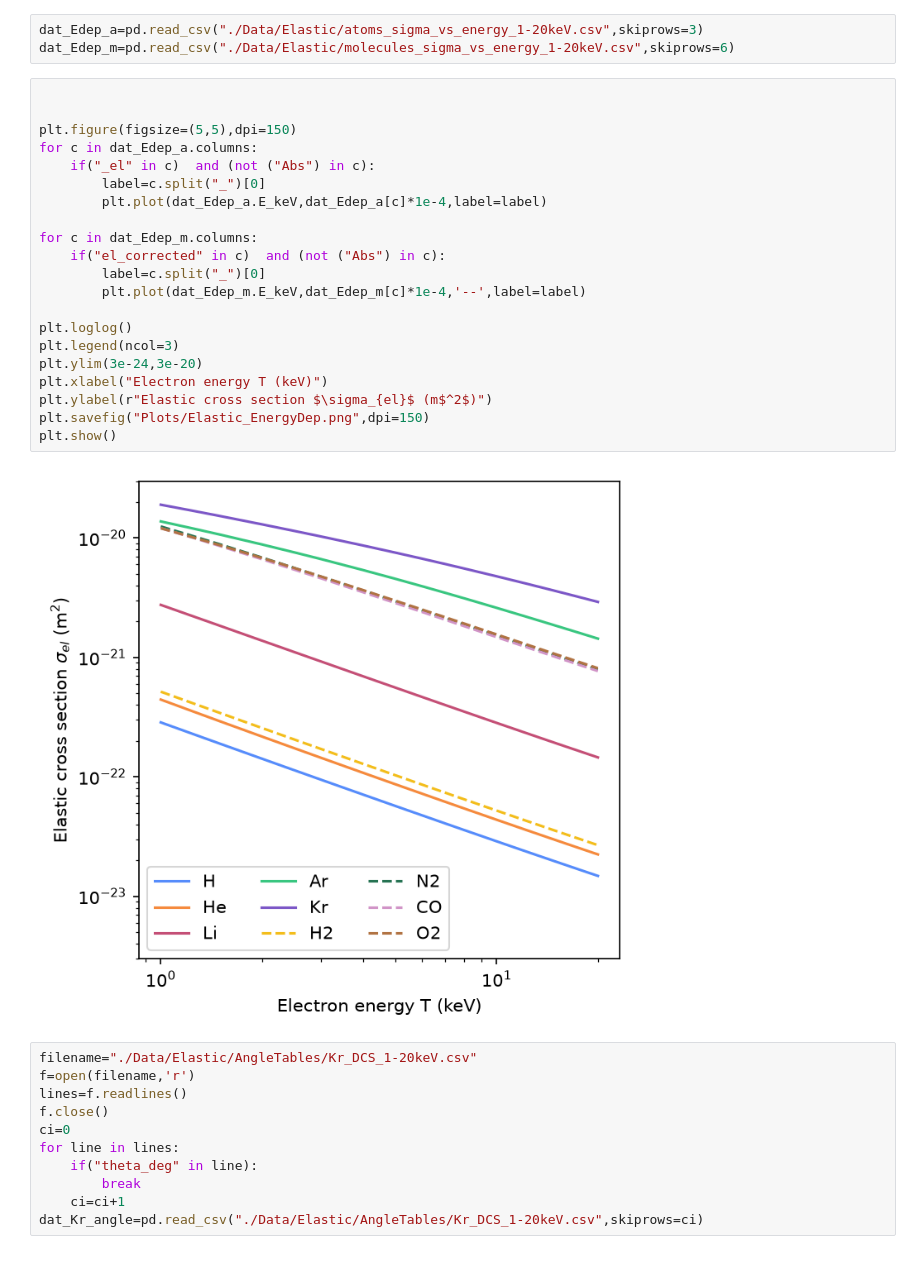
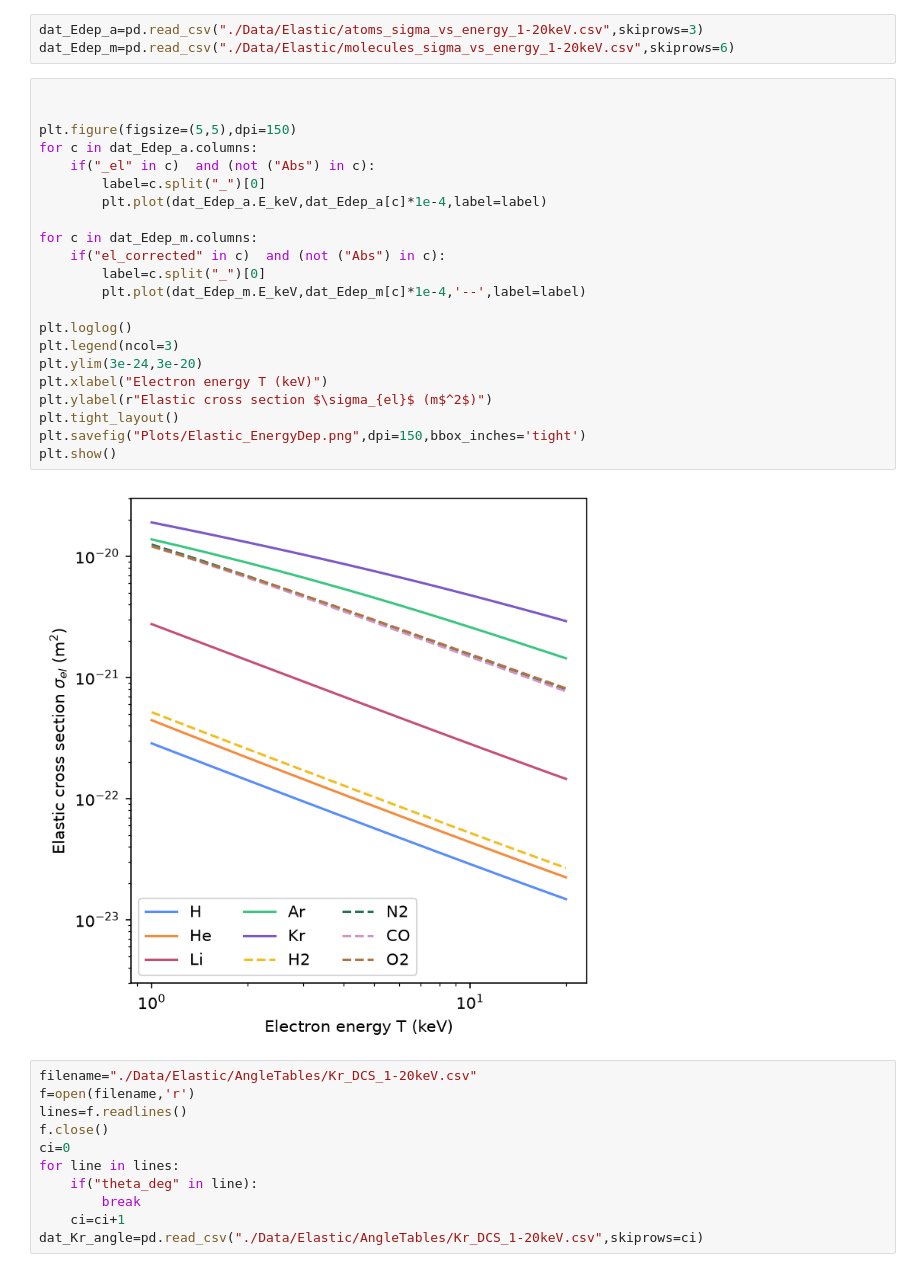
Before and after one commit to benjpjones/Project8ElectronScattering, a Jupyter notebook: PlotElastic.ipynb, the cells around one changed output. Drawn from its saved outputs; the diff is of its cells as text.

```diff
--- a/PlotElastic.ipynb
+++ b/PlotElastic.ipynb
@@ -72,26 +72,27 @@ dat_Edep_m=pd.read_csv("./Data/Elastic/molecules_sigma_vs_energy_1-20keV.csv",sk
 # %%
 
 
 plt.figure(figsize=(5,5),dpi=150)
 for c in dat_Edep_a.columns:
     if("_el" in c)  and (not ("Abs") in c):
         label=c.split("_")[0]
         plt.plot(dat_Edep_a.E_keV,dat_Edep_a[c]*1e-4,label=label)
 
 for c in dat_Edep_m.columns:
     if("el_corrected" in c)  and (not ("Abs") in c):
         label=c.split("_")[0]
         plt.plot(dat_Edep_m.E_keV,dat_Edep_m[c]*1e-4,'--',label=label)
 
 plt.loglog()
 plt.legend(ncol=3)
 plt.ylim(3e-24,3e-20)
 plt.xlabel("Electron energy T (keV)")
 plt.ylabel(r"Elastic cross section $\sigma_{el}$ (m$^2$)")
-plt.savefig("Plots/Elastic_EnergyDep.png",dpi=150)
+plt.tight_layout()
+plt.savefig("Plots/Elastic_EnergyDep.png",dpi=150,bbox_inches='tight')
 plt.show()
 # %% [output]
-[figure, old version]
+[figure, new version]
 # %%
 filename="./Data/Elastic/AngleTables/Kr_DCS_1-20keV.csv"
 f=open(filename,'r')
```
Also changed, not shown: parts of 1 cell of this notebook, 6 other files.
